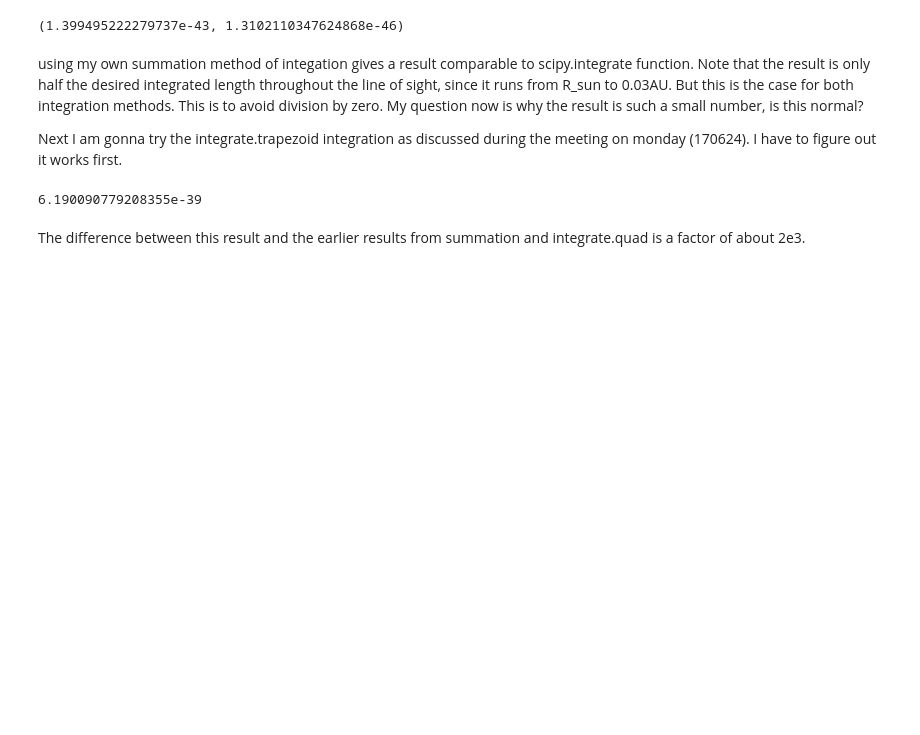
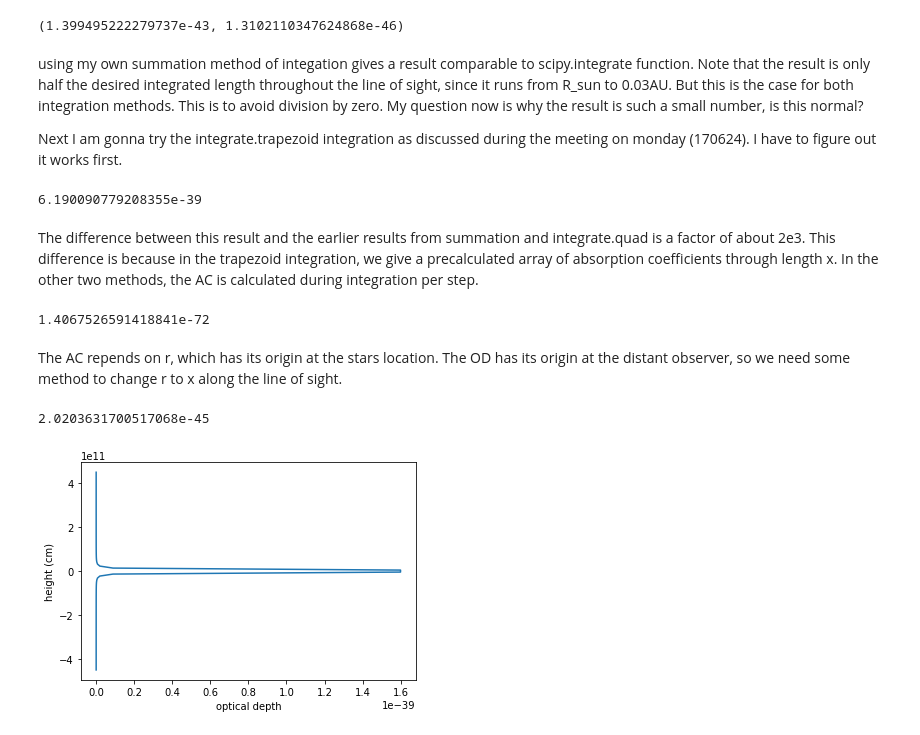
Before and after one commit to Arnau0/Bachelorproject, a Jupyter notebook: initial script.ipynb, the cells around one changed output. Saved outputs shown, nothing was run; the diff lists cells and outputs as text; code cells hidden in the pictures; blank space fills up the shorter version.

Commit message:
Add files via upload
finished the trapezoid rule integration. Created a plot showing the max optical depth (OD) per y-layer (as the OD is integrated along x).

```diff
--- a/initial script.ipynb
+++ b/initial script.ipynb
@@ -176,4 +176,41 @@ print(trapezoid_integral)
 # %% [output]
 6.190090779208355e-39
 # %% [markdown]
-The difference between this result and the earlier results from summation and integrate.quad is a factor of about 2e3.
+The difference between this result and the earlier results from summation and integrate.quad is a factor of about 2e3. This difference is because in the trapezoid integration, we give a precalculated array of absorption coefficients through length x. In the other two methods, the AC is calculated during integration per step.
+# %%
+# trying with observer as origin, with the star at a distance 1 pc
+ix = pc + wind_coordinate_system[:,0]
+iy = alpha_r(ix)
+tau_los = integrate.trapezoid(iy, x=ix) #along line of sight
+print(tau_los)
+# %% [output]
+1.4067526591418841e-72
+# %% [markdown]
+The AC repends on r, which has its origin at the stars location. The OD has its origin at the distant observer, so we need some method to change r to x along the line of sight.
+# %%
+# converting r to x (line of sight)
+ix = wind_coordinate_system[:,0] # x-axis
+y_height = wind_coordinate_system[-1, 1] # top value on y-axis
+ir = (ix**2 + y_height**2)**0.5
+iy = alpha_r(ir)
+tau_top = integrate.trapezoid(iy, x=ix)
+print(tau_top)
+# %% [output]
+2.0203631700517068e-45
+# %%
+tau = []
+for y_height in wind_coordinate_system[:,1]: # for every value on the y-axis
+    ir = ir = (ix**2 + y_height**2)**0.5
+    iy = alpha_r(ir)
+
+    # integrate to find the optical depth "per y-layer"
+    tau_max = integrate.trapezoid(iy, x=ix)
+    tau.append(tau_max)
+# %%
+# plot to see if the OD values per y-layer make sense
+plt.plot(tau, ix)
+plt.ylabel("height (cm)")
+plt.xlabel("optical depth")
+plt.show()
+# %% [output]
+[figure, added]
```
Also changed, not shown: parts of 1 cell of this notebook.
